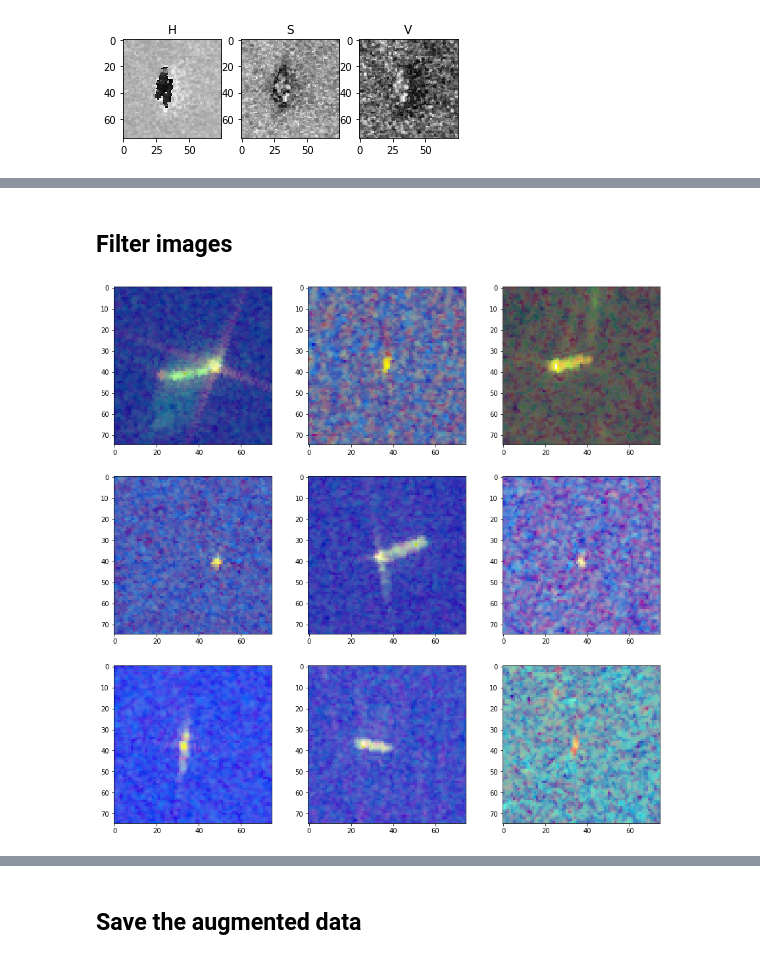
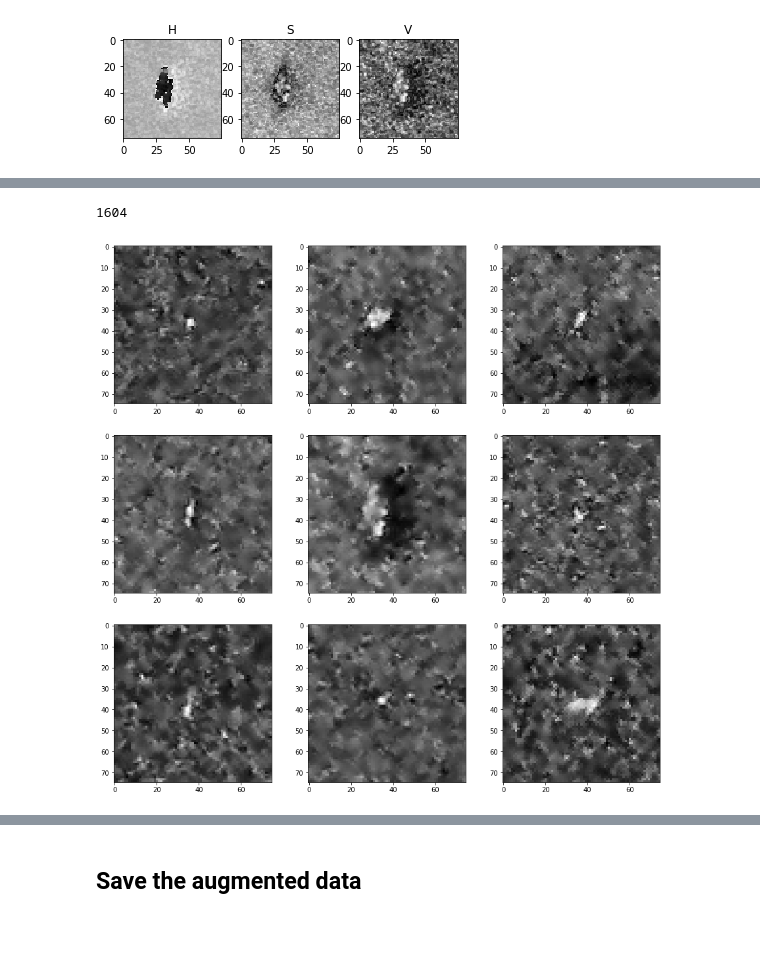
Before and after one commit to JMistral/Iceberg, a Jupyter notebook: Image_Preprocessing.ipynb, the cells around one changed output, grey strips where cells are left out. Drawn from its saved outputs; the diff is of its cells as text; code cells hidden in the pictures; blank space fills up the shorter version.

```diff
--- a/Image_Preprocessing.ipynb
+++ b/Image_Preprocessing.ipynb
@@ -58,7 +71,7 @@ rgb_train, hsv_train = RGB_HSV_composite(train)
 print('Looking at random ships')
 ships = np.where(train.is_iceberg ==0)[0]
 ships_rand = np.random.choice(ships,9)
-fig = plt.figure(1,figsize=(15,15))
+fig = plt.figure(1,figsize=(10,10))
 for i in range(9):
     ax = fig.add_subplot(3,3,i+1)
     arr = rgb_train[ships[i], :, :]
@@ -72,7 +85,7 @@ Looking at random ships
 print('Looking at random iceberg')
 icebergs = np.where(train.is_iceberg ==1)[0]
 icebergs_rand = np.random.choice(icebergs, 9)
-fig = plt.figure(1,figsize=(15,15))
+fig = plt.figure(1,figsize=(10,10))
 for i in range(9):
     ax = fig.add_subplot(3,3,i+1)
     arr = rgb_train[icebergs[i], :, :]
@@ -122,20 +120,20 @@ plt.imshow(lee_filter(hsv_train[12,:,:,2], 5), cmap='gray')
-# %% [markdown]
-## Filter images
 # %%
 HSV_train_filtered = np.zeros_like(hsv_train)
-
+print(np.shape(hsv_train)[0])
 for i in range(np.shape(hsv_train)[0]):
     HSV_train_filtered[i,:,:,0] = hsv_train[i,:,:,0]
     HSV_train_filtered[i,:,:,1] = hsv_train[i,:,:,1]
     HSV_train_filtered[i,:,:,2] = lee_filter(hsv_train[i,:,:,2], 5)
 
-RGB_train_filtered = HSV_to_RGB(HSV_train_filtered)
+#RGB_train_filtered = HSV_to_RGB(HSV_train_filtered)
+# %% [output]
+1604
 # %%
 fig = plt.figure(1,figsize=(15,15))
 for i in range(9):
     ax = fig.add_subplot(3,3,i+1)
-    arr = RGB_train_filtered[ships[i], :, :]
-    ax.imshow(arr)
+    arr = HSV_train_filtered[icebergs[i], :, :, 2]
+    ax.imshow(arr, cmap='gray')
 plt.show()
 # %% [output]
-[figure, old version]
+[figure, new version]
```
Also changed, not shown: parts of 23 cells of this notebook, 2 other files.
